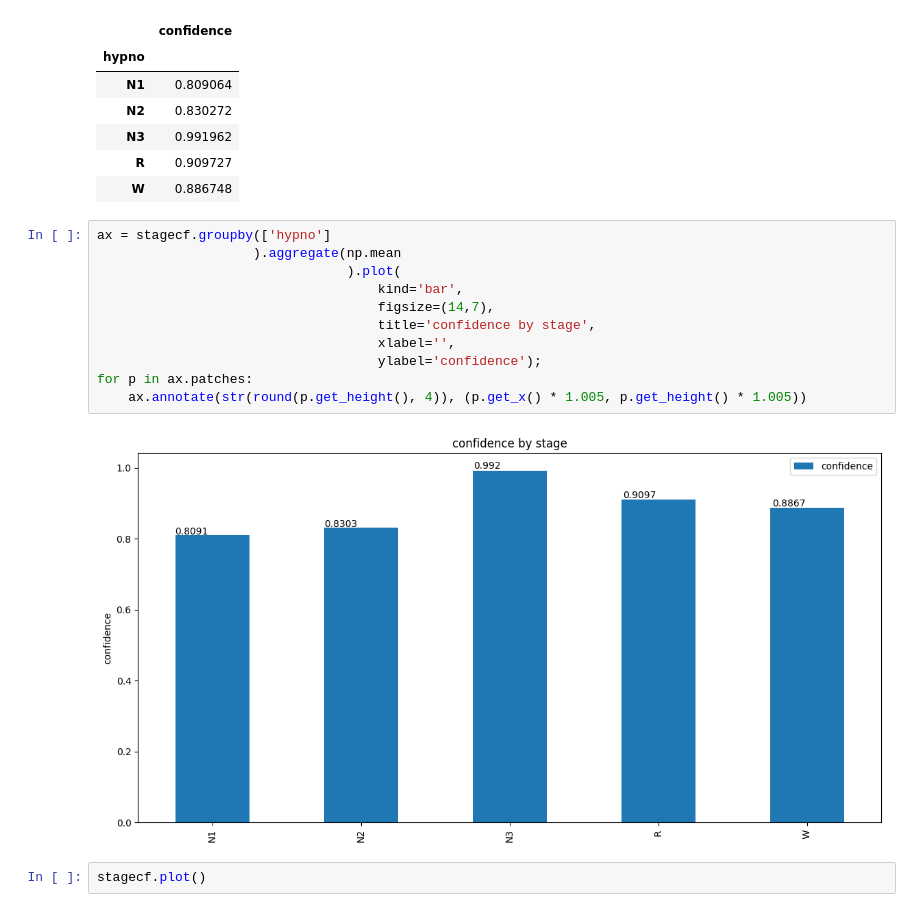
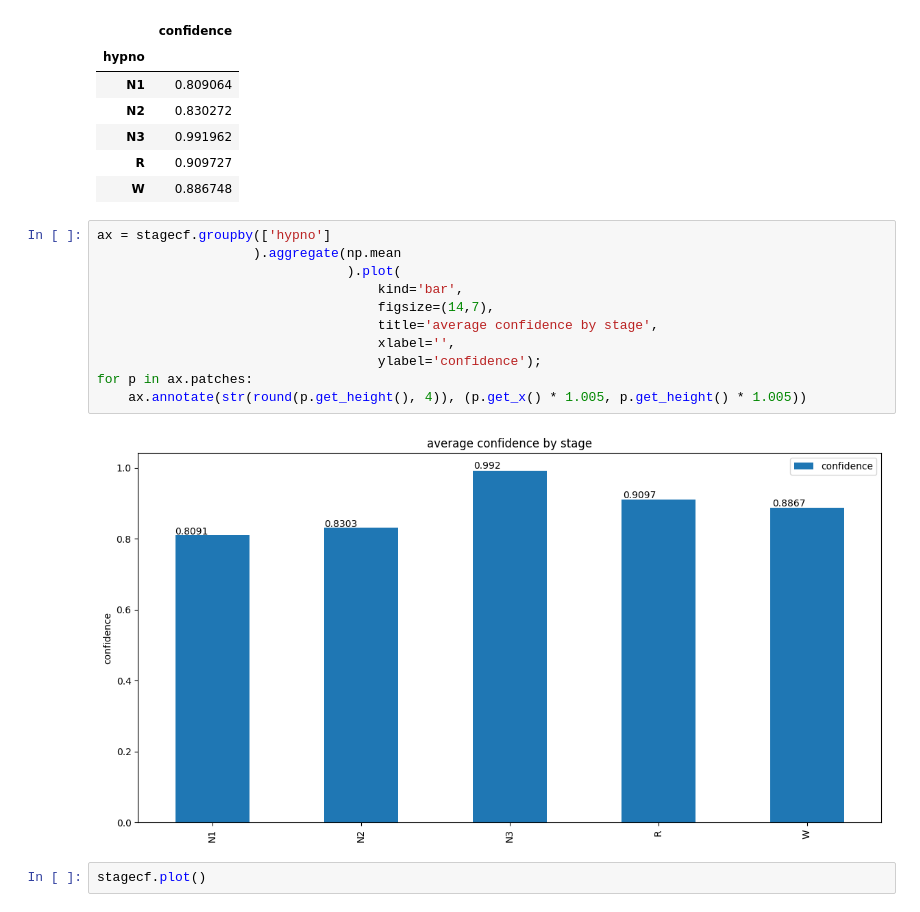
Before and after one commit to tmorshed/yasa, a Jupyter notebook: notebooks/14_automatic_sleep_staging.ipynb, the cells around one changed output. Drawn from its saved outputs; the diff is of its cells as text.

Commit message:
figure minor improvements

```diff
--- a/notebooks/14_automatic_sleep_staging.ipynb
+++ b/notebooks/14_automatic_sleep_staging.ipynb
@@ -222,16 +222,16 @@ stagecf.groupby(['hypno']).aggregate(np.mean)
 # %%
 ax = stagecf.groupby(['hypno']
                     ).aggregate(np.mean
                                 ).plot(
                                     kind='bar',
                                     figsize=(14,7),
-                                    title='confidence by stage',
+                                    title='average confidence by stage',
                                     xlabel='',
                                     ylabel='confidence');
 for p in ax.patches:
     ax.annotate(str(round(p.get_height(), 4)), (p.get_x() * 1.005, p.get_height() * 1.005))
 # %% [output]
-[figure, old version]
+[figure, new version]
 # %%
 stagecf.plot()
 # %% [output]
```
